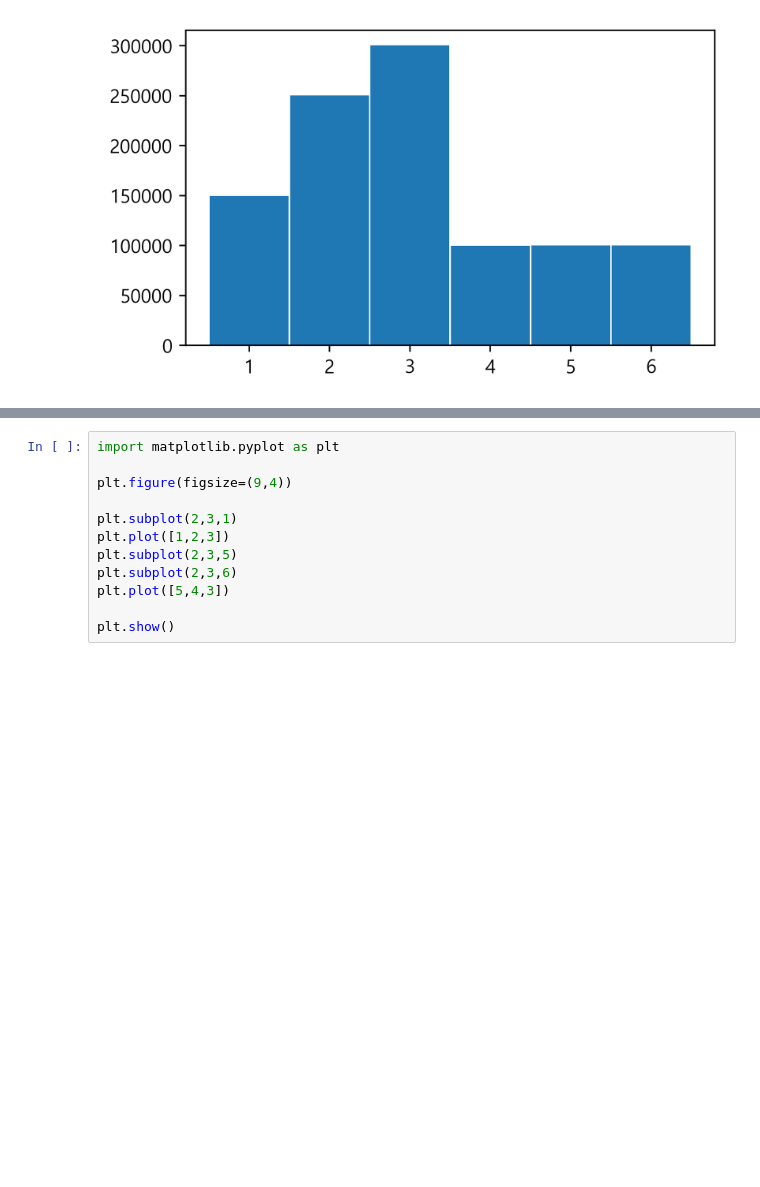
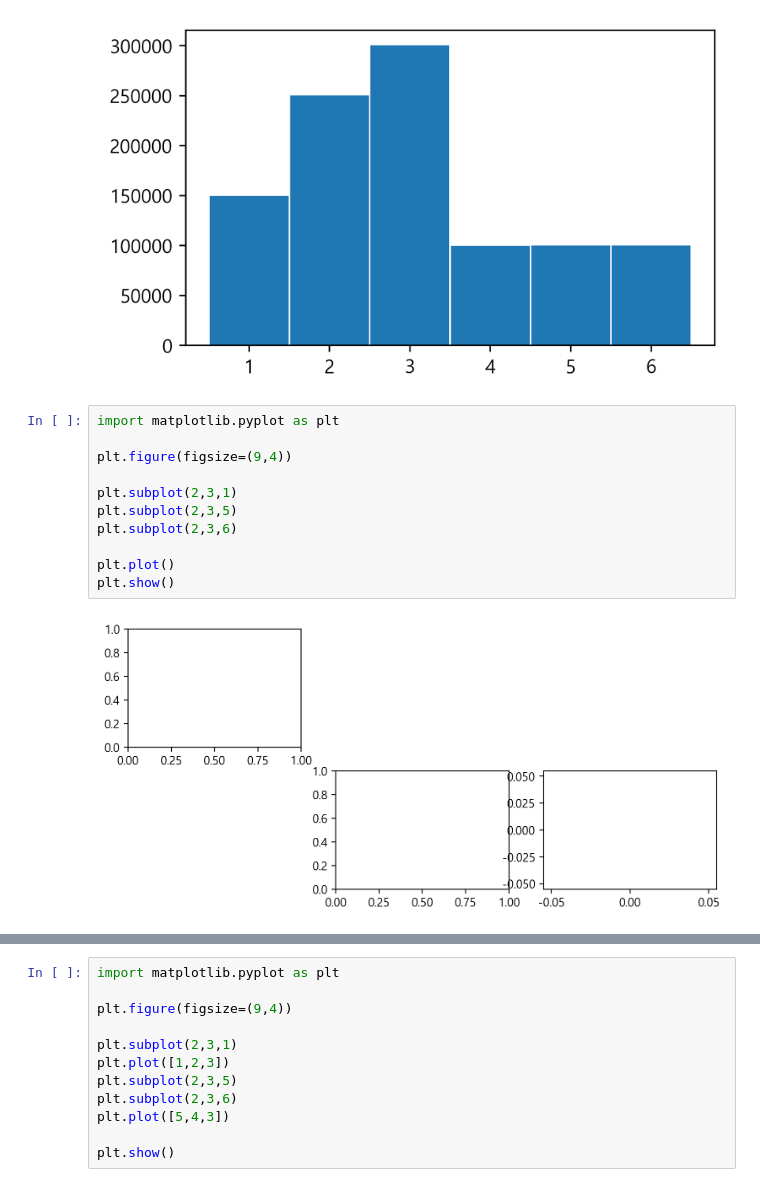
Before and after one commit to Jinseok2419342/2024-intro-DA-code, a Jupyter notebook: w06-ary-split-matplotlib-basic.ipynb, the cells around one changed output, grey strips where cells are left out. Cells and saved outputs as stored; diff of their text form; blank space fills up the shorter version.

```diff
--- a/w06-ary-split-matplotlib-basic.ipynb
+++ b/w06-ary-split-matplotlib-basic.ipynb
@@ -409,3 +409,16 @@ plt.show
 # %% [output]
 <function matplotlib.pyplot.show(close=None, block=None)>
 [figure]
+# %%
+import matplotlib.pyplot as plt
+
+plt.figure(figsize=(9,4))
+
+plt.subplot(2,3,1)
+plt.subplot(2,3,5)
+plt.subplot(2,3,6)
+
+plt.plot()
+plt.show()
+# %% [output]
+[figure, added]
```
Also changed, not shown: parts of 3 cells of this notebook.
